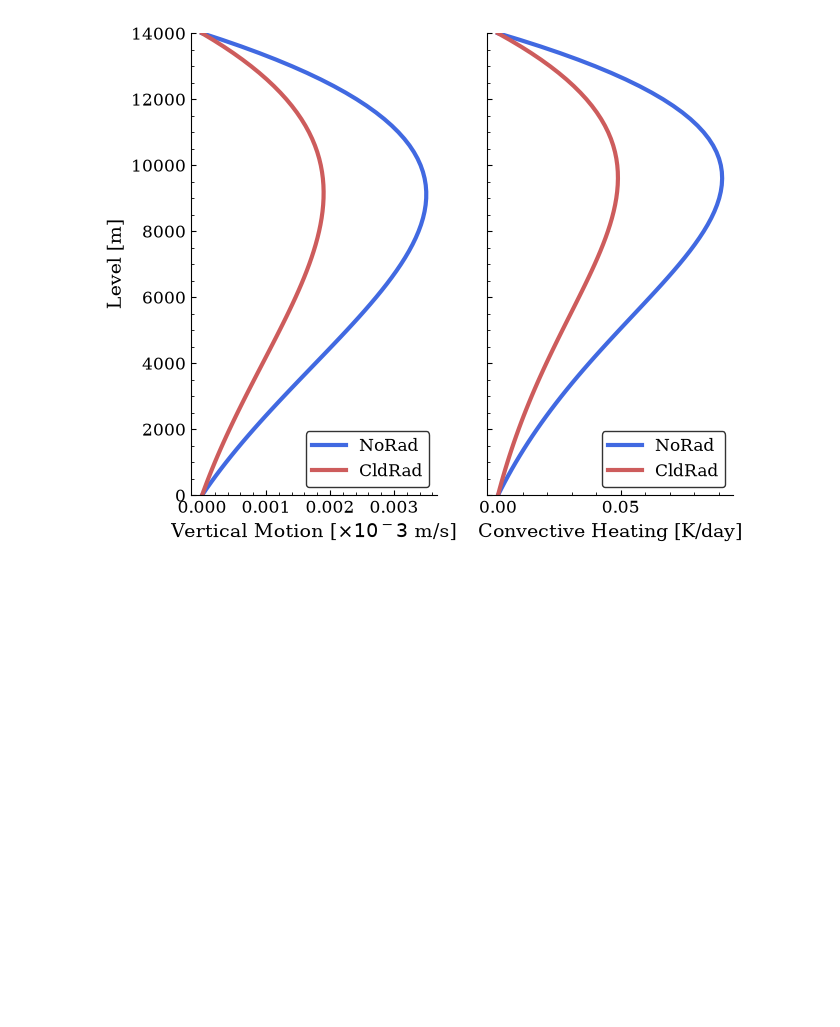
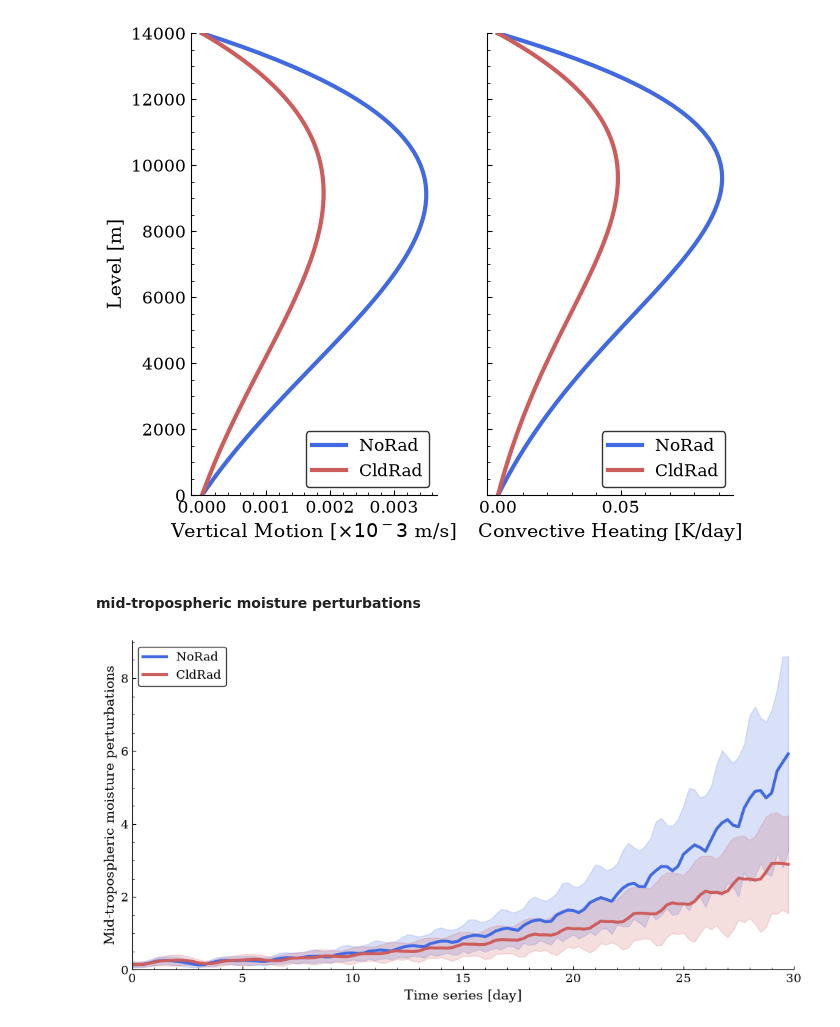
Before and after one commit to JosephKan828/Kuang_v0.3.0_Analysis, a Jupyter notebook: NoRad_CldRad/2026_AOGS.ipynb, the cells around one changed output. Saved outputs shown, nothing was run; the diff lists cells and outputs as text; code cells hidden in the pictures; blank space fills up the shorter version.

Commit message:
docs: add 2026 AOGS notebook and q.png figure

```diff
--- a/NoRad_CldRad/2026_AOGS.ipynb
+++ b/NoRad_CldRad/2026_AOGS.ipynb
@@ -65,6 +65,15 @@ T: dict[str, np.ndarray] = {
     "NoRad" : np.load(data_dir / "NoRad"  / "T.npy").mean(axis=0),
     "CldRad": np.load(data_dir / "CldRad" / "T.npy").mean(axis=0), # shape: (nz, nx)
 }
+
+## mid-tropospheric moisture perturbations
+q: dict[str, np.ndarray] = {}
+
+with h5py.File("/work/b11209013/Kuang2008_v0.3.0/full/NoRad_combined/State.h5", "r") as file:
+    q["NoRad"] = cast(h5py.Dataset, file["q"])[...]
+
+with h5py.File("/work/b11209013/Kuang2008_v0.3.0/full/CldRad_combined/State.h5", "r") as file:
+    q["CldRad"] = cast(h5py.Dataset, file["q"])[:, :46]
 # %% [markdown]
 ### Visualization
 # %% [markdown]
@@ -230,3 +239,53 @@ plt.show()
 plt.close(fig)
 # %% [output]
 [figure]
+# %% [markdown]
+#### mid-tropospheric moisture perturbations
+# %%
+fig, ax = plt.subplots(1, 1, figsize=(12, 6))
+
+ax.plot(
+    np.arange(120)*0.25, np.abs(q["NoRad"]).mean(axis=1),
+    color="royalblue",
+    linewidth=3,
+    label="NoRad"
+)
+ax.plot(
+    np.arange(120)*0.25, np.abs(q["CldRad"]).mean(axis=1),
+    color="indianred",
+    linewidth=3,
+    label="CldRad"
+)
+
+ax.fill_between(
+    np.arange(120)*0.25,
+    np.abs(q["NoRad"]).mean(axis=1) - np.abs(q["NoRad"]).std(axis=1),
+    np.abs(q["NoRad"]).mean(axis=1) + np.abs(q["NoRad"]).std(axis=1),
+    color="royalblue",
+    alpha=0.2,
+)
+
+ax.fill_between(
+    np.arange(120)*0.25,
+    np.abs(q["CldRad"]).mean(axis=1) - np.abs(q["CldRad"]).std(axis=1),
+    np.abs(q["CldRad"]).mean(axis=1) + np.abs(q["CldRad"]).std(axis=1),
+    color="indianred",
+    alpha=0.2,
+)
+
+ax.minorticks_on()
+ax.spines["top"].set_visible(False)
+ax.spines["right"].set_visible(False)
+
+
+ax.set_xlim(0, 30)
+ax.set_ylim(0, None)
+ax.set_xlabel("Time series [day]")
+ax.set_ylabel("Mid-tropospheric moisture perturbations")
+ax.legend(edgecolor="k")
+
+plt.savefig(figr_dir / "q.png", dpi=500, bbox_inches="tight")
+plt.show()
+plt.close(fig)
+# %% [output]
+[figure, added]
```
Also changed, not shown: 1 other file.
